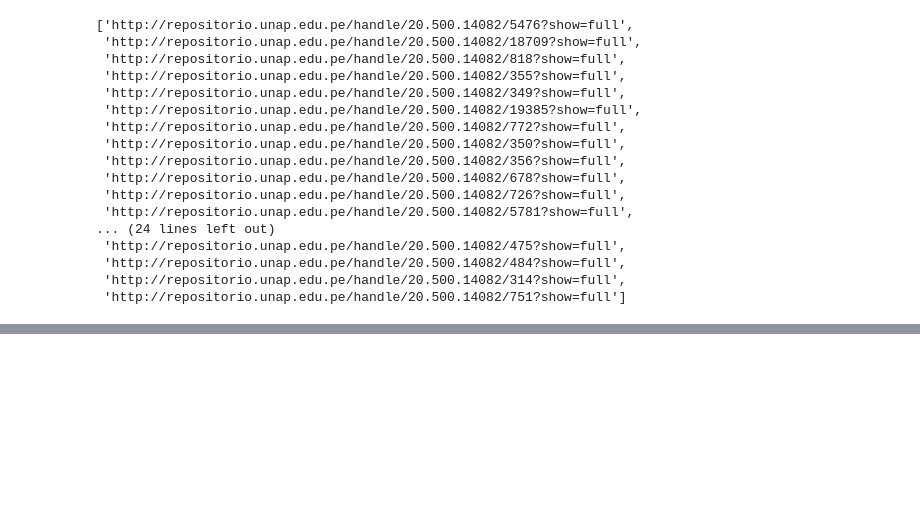
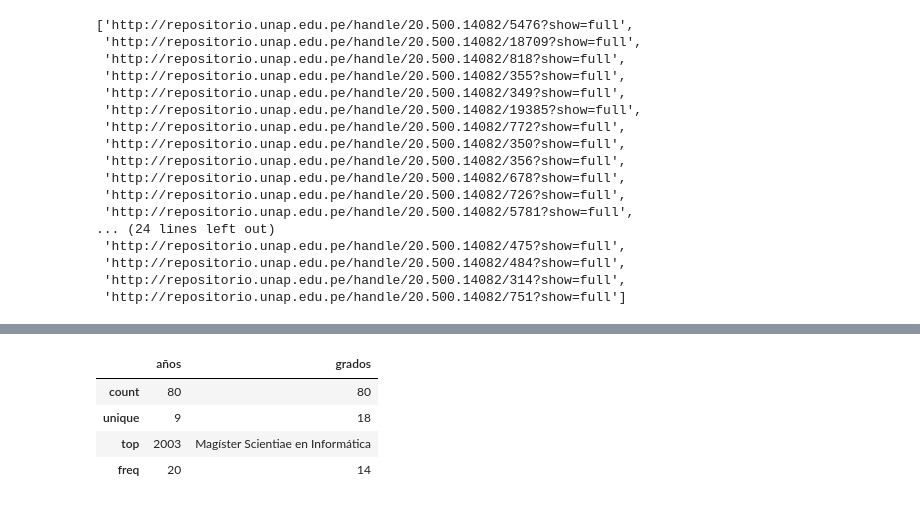
Before and after one commit to Geraldine-Geronimo/LP2_TRABAJO_FINAL, a Jupyter notebook: UNA.ipynb, the cells around one changed output, grey strips where cells are left out. Cells and saved outputs as stored; diff of their text form; code cells hidden in the pictures; blank space fills up the shorter version.

```diff
--- a/UNA.ipynb
+++ b/UNA.ipynb
@@ -234,0 +410,13 @@ df
+# %%
+#Unimos los data framen de pregrado y posgrado para su importación
+df = pd.DataFrame(df_pre.append(df_pos,
+                  ignore_index = True))
+df.to_csv('UNA.csv', encoding='utf-8', index=False)
+# %%
+df[['años','grados']].describe()
+# %% [output]
+|  | años | grados |
+| count | 80 | 80 |
+| unique | 9 | 18 |
+| top | 2003 | Magíster Scientiae en Informática |
+| freq | 20 | 14 |
```
Also changed, not shown: parts of 6 cells of this notebook, 1 other file.
